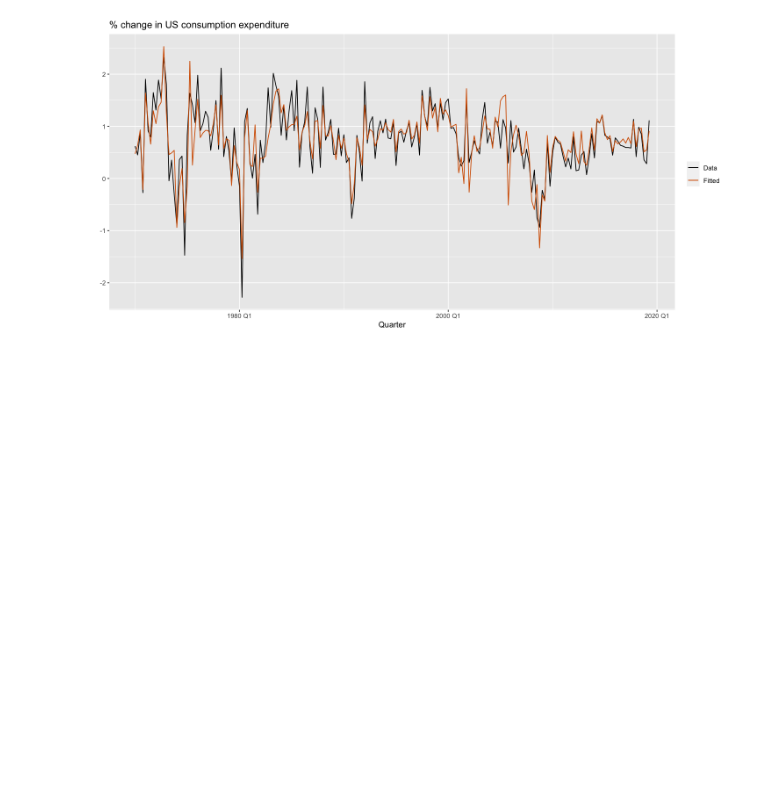
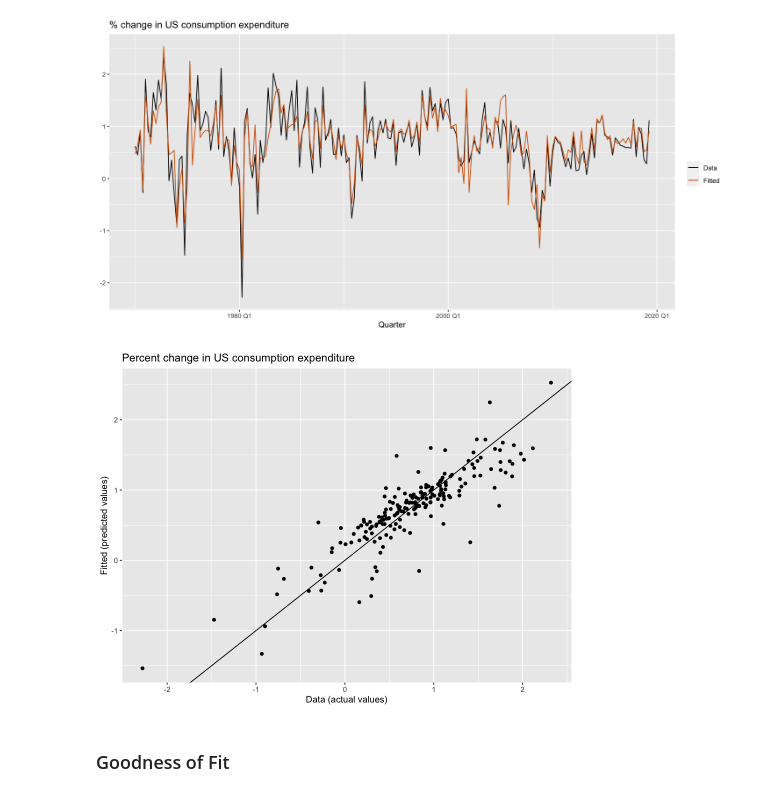
Before and after one commit to antounes/fpp3, a Jupyter notebook: 7_time_series_regression_models.ipynb, the cells around one changed output. Cells and saved outputs as stored; diff of their text form; code cells hidden in the pictures; blank space fills up the shorter version.

```diff
--- a/7_time_series_regression_models.ipynb
+++ b/7_time_series_regression_models.ipynb
@@ -134,3 +134,17 @@ augment(fit_consMR) %>%
   guides(colour=guide_legend(title=NULL))
 # %% [output]
 [figure]
+# %%
+options(repr.plot.width=8, repr.plot.height=6)
+
+augment(fit_consMR) %>%
+  ggplot(aes(x=Consumption, y=.fitted)) +
+  geom_point() +
+  labs(y="Fitted (predicted values)",
+        x="Data (actual values)",
+        title="Percent change in US consumption expenditure") +
+  geom_abline(intercept=0, slope=1)
+# %% [output]
+[figure, added]
+# %% [markdown]
+### Goodness of Fit
```
